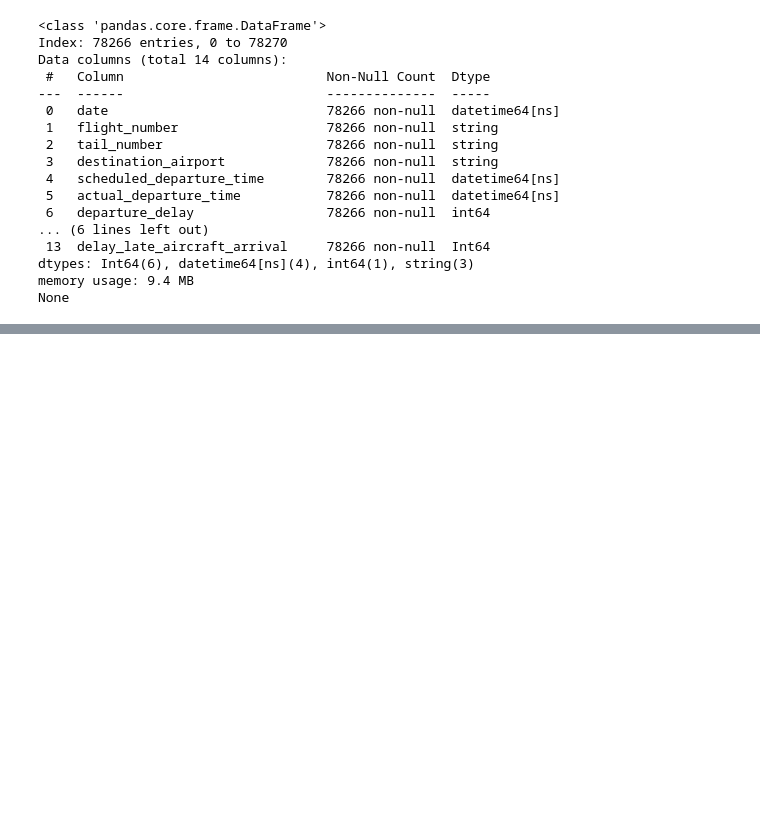
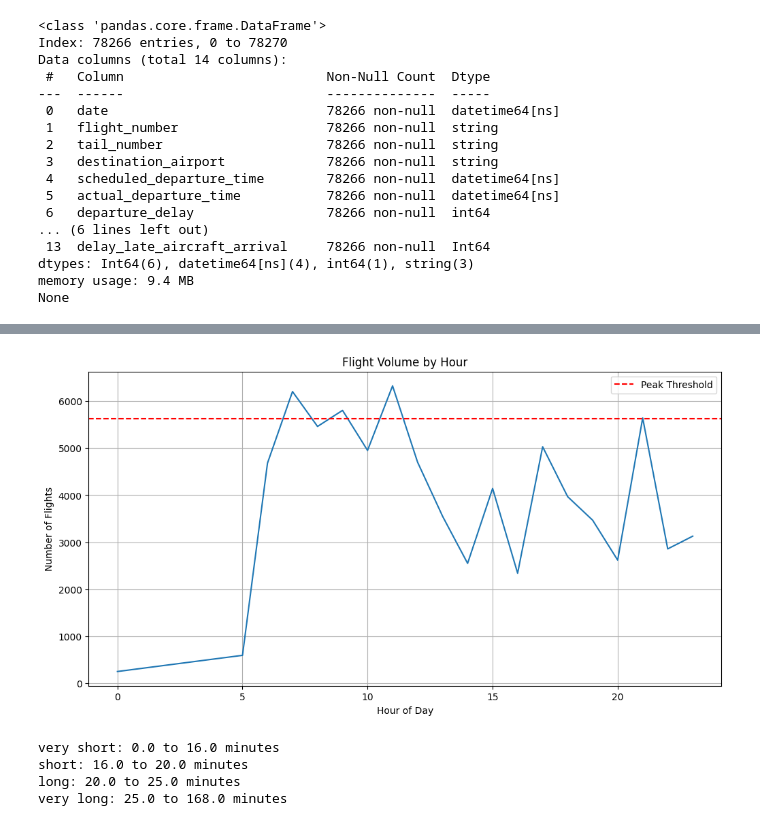
Before and after one commit to michaeljhanley/flight-delay-analysis, a Jupyter notebook: python_notebooks/feature_engineering.ipynb, the cells around one changed output, grey strips where cells are left out. Saved outputs shown, nothing was run; the diff lists cells and outputs as text; code cells hidden in the pictures; blank space fills up the shorter version.

```diff
--- a/python_notebooks/feature_engineering.ipynb
+++ b/python_notebooks/feature_engineering.ipynb
@@ -119,0 +68,61 @@ None
+# %%
+# Make an explicit index column 'trip_id' in case SQL/others need a primary key
+df.insert(0, 'departure_id', range(1, len(df)+1)) # Starting at 1 for easy indexing in SQL/others
+df.set_index('departure_id', inplace=True, drop=False)
+
+# Delay flag
+df['delay_flag'] = np.where(df['departure_delay'] > 15, 1, 0)
+
+# Delay proportion carrier
+df['delay_proportion_carrier'] = df['delay_carrier'] / df['departure_delay']
+df['delay_proportion_carrier'] = df['delay_proportion_carrier'].replace(-0.0, 0.0) # Cleaning up display of 0's
+
+# Delay proportion late aircraft
+df['delay_proportion_late_aircraft'] = df['delay_late_aircraft_arrival'] / df['departure_delay']
+df['delay_proportion_late_aircraft'] = df['delay_proportion_late_aircraft'].replace(-0.0, 0.0) # Cleaning up display of 0's
+
+# Extract hour (int)
+df['hour_of_day'] = df['scheduled_departure_time'].dt.hour
+
+# Using window functions to calculate mean departure delay by hour
+df['mean_departure_delay_by_hour'] = df.groupby('hour_of_day')['departure_delay'].transform('mean')
+
+# Add delays due to reasons
+df['total_reasoned_delay'] = df['delay_carrier'] + df['delay_weather'] + df['delay_national_aviation_system'] + df['delay_security'] + df['delay_late_aircraft_arrival']
+
+# Day of week as integer
+df['day_of_week'] = df['date'].dt.dayofweek
+
+# Determine peak hour, then make flag for it
+hourly_volume = (
+    df['scheduled_departure_time'].dt.hour
+    .value_counts()
+    .sort_index()
+    .reset_index()
+    .rename(columns={'scheduled_departure_time': 'flight_count'})
+)
+
+hourly_volume.columns = ['hour', 'flight_count']
+
+mean_volume = hourly_volume['flight_count'].mean()
+std_volume = hourly_volume['flight_count'].std()
+
+peak_threshold = mean_volume + std_volume
+
+df['peak_hour_flag'] = (
+    df.groupby(df['scheduled_departure_time'].dt.hour)['scheduled_departure_time']
+    .transform('count')
+    > peak_threshold
+).astype(int)
+
+# Plotting this new peak hour feature to ensure threshold makes sense
+plt.figure(figsize=(12, 6))
+plt.plot(hourly_volume['hour'], hourly_volume['flight_count'])
+plt.axhline(y=peak_threshold, color='r', linestyle='--', label='Peak Threshold')
+plt.title('Flight Volume by Hour')
+plt.xlabel('Hour of Day')
+plt.ylabel('Number of Flights')
+plt.legend()
+plt.grid(True)
+# %% [output]
+[figure, added]
@@ -119,0 +152,13 @@ None
+# %%
+# Print the boundaries for each taxi out category
+category_ranges = pd.qcut(df['taxi_out_time'], q=4, retbins=True)
+boundaries = category_ranges[1]
+
+for i, label in enumerate(labels):
+    if i < len(boundaries) - 1:
+        print(f"{label}: {boundaries[i]:.1f} to {boundaries[i+1]:.1f} minutes")
+# %% [output]
+very short: 0.0 to 16.0 minutes
+short: 16.0 to 20.0 minutes
+long: 20.0 to 25.0 minutes
+very long: 25.0 to 168.0 minutes
```
Also changed, not shown: parts of 8 cells of this notebook, 1 other file.
